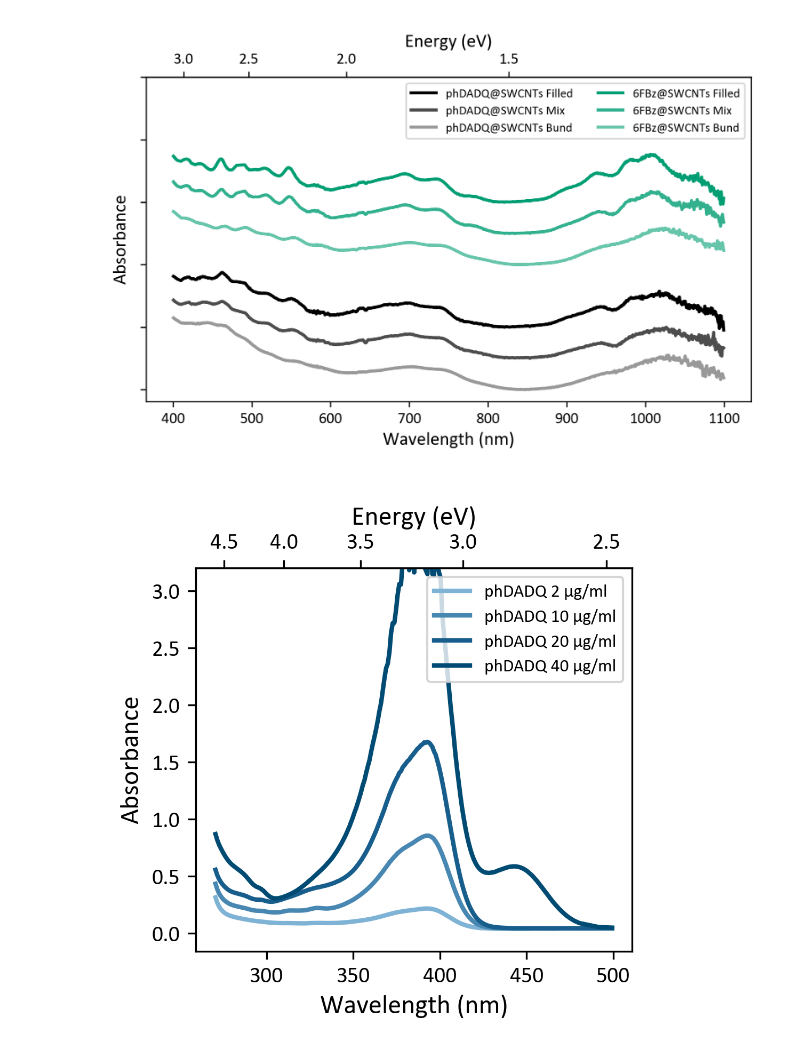
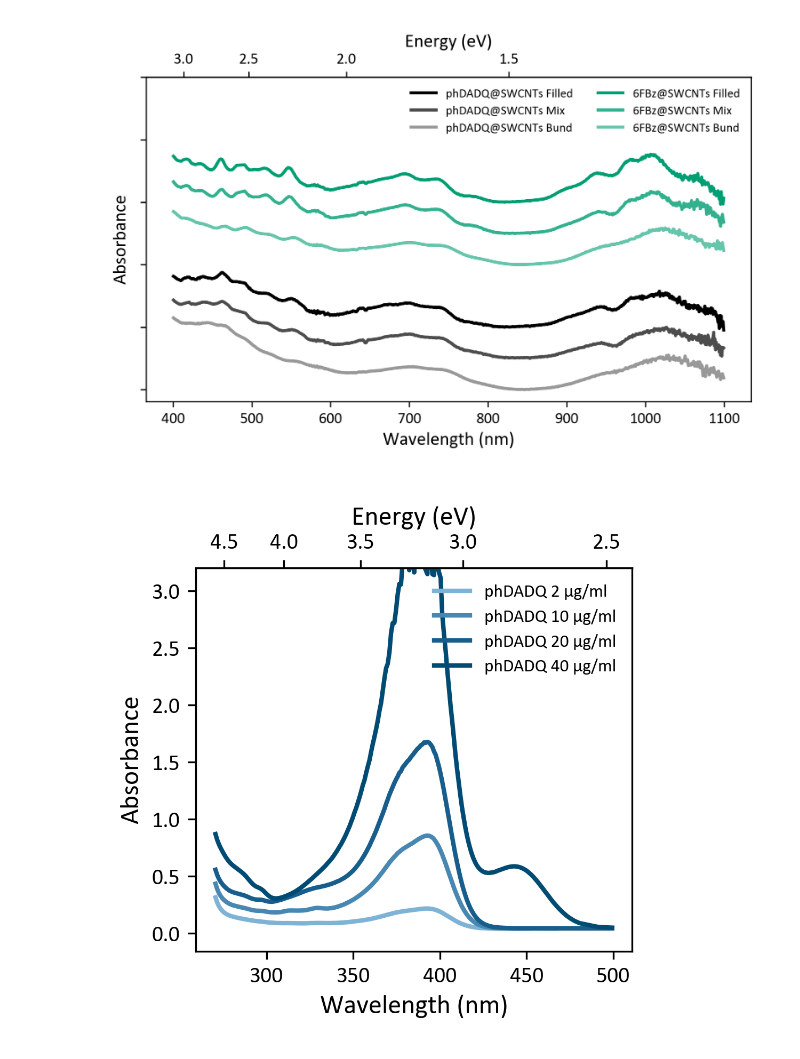
Before and after one commit to CristianMB/DataAnalysis_PhD_FUB, a Jupyter notebook: UVvisNIR/UVvisNIR_PostDial/2608_Abs_Refactored_NTFiguresMAINALLPROBLEMSFIXED.ipynb, the cells around one changed output. Cells and saved outputs as stored; diff of their text form; code cells hidden in the pictures.

```diff
--- a/UVvisNIR/UVvisNIR_PostDial/2608_Abs_Refactored_NTFiguresMAINALLPROBLEMSFIXED.ipynb
+++ b/UVvisNIR/UVvisNIR_PostDial/2608_Abs_Refactored_NTFiguresMAINALLPROBLEMSFIXED.ipynb
@@ -107,7 +107,7 @@ def PlotSpectra(
             # Si el eje principal es Energía, convierte el nm a eV para plotearlo
             pos = (1240.0 / x_val) if mode in ["E", "EW"] else x_val
             ax1.axvline(x=pos, linewidth=0.5, linestyle='--', color='black', alpha=0.7, zorder=0)
-    ax1.legend(fontsize=style["legend_size"], ncol=legend_ncol)
+    ax1.legend(fontsize=style["legend_size"], ncol=legend_ncol, frameon=False)
     plt.tight_layout()
     plt.show()
 
@@ -411,6 +411,9 @@ data_folders = [
     r'H:\FUBerlin\Measurements\UVVis\CristianB\20260618_phDADQ_DMF_dilutionsNoBL',
     r'H:\FUBerlin\Measurements\UVVis\CristianB\20260618_F006_phDADQ@P2_Solubilized',
     r'H:\FUBerlin\Measurements\UVVis\CristianB\20260528_F006_phDADQ@P2_DMF_WashingSteps',
+    r"H:\FUBerlin\Measurements\UVvis\CristianB\20261007_phDADQ_dilutionSeries_DMF",
+    r"H:\FUBerlin\Measurements\UVvis\CristianB\20261007_phDADQ_dilutionSeries_1pcDOCH2O",
+
 
 
 ]
@@ -533,20 +536,15 @@ PlotSpectra(
 [figure]
 # %%
 spectra_config = [
-    (SphDADQ_DMF_10,  "phDADQ 2 μg/ml",  0.0, "#7FB3D5", "-"),
+    (S20260618_phDADQ_DMF_10,  "phDADQ 2 μg/ml",  0.0, "#7FB3D5", "-"),
     #(SphDADQ_DMF_20,  "phDADQ 4 μg/ml",  0.0, "#639DC4", "-"),
-    (SphDADQ_DMF_50,  "phDADQ 10 μg/ml",  0.0, "#4787B2", "-"),
+    (S20260618_phDADQ_DMF_50,  "phDADQ 10 μg/ml",  0.0, "#4787B2", "-"),
     #(SphDADQ_DMF_70,  "phDADQ 14 μg/ml",  0.0, "#2F729F", "-"),
-    (SphDADQ_DMF_100, "phDADQ 20 μg/ml", 0.0, "#185E8C", "-"),
-    (SphDADQ_DMF_200, "phDADQ 40 μg/ml", 0.0, "#004B73", "-"),
+    (S20260618_phDADQ_DMF_100, "phDADQ 20 μg/ml", 0.0, "#185E8C", "-"),
+    (S20260618_phDADQ_DMF_200, "phDADQ 40 μg/ml", 0.0, "#004B73", "-"),
 ]
 
-SphDADQ_DMF_10
-SphDADQ_DMF_20
-SphDADQ_DMF_50
-SphDADQ_DMF_70
-SphDADQ_DMF_100
-SphDADQ_DMF_200
+
 
 # 1. Build Selection using .copy() to protect original objects
 SelectionUVvis = []
@@ -567,34 +565,34 @@ for var, name, factor, col, ls in spectra_config:
 # Trim to UV-Vis limits (max 1100 nm for these older CSV files)
 SelectionUVvis = TrimSpectra(SelectionUVvis, xmin=270, xmax=500)
 #Selection = BackgroundCorrection(Selection, a=1, b=0)
 
 poster_style = {
     "figsize": (3.5, 3.5),
     "dpi": 300,
     "font_size": 10,
     "title_size": 12,
     "label_size": 12,
     "legend_size": 8,
     "line_width": 2,
     "font_family": "Calibri",
     "grid": False,
     "colors": ["#0072B2", "#E69F00", "#009E73", "#CC79A7", "#56B4E9", "#D55E00", "#F0E442"],
     "linestyles": ["-", "--", "-.", ":"]
 }
 
 
 PlotSpectra(
     spectra_list=SelectionUVvis,
     mode="WE",
     offset_step=0.0,
     ymax=3.2,
     ylabel="Absorbance",
     style=poster_style,
     #hide_yticks=True,
     legend_ncol=1
 )
 # %% [output]
-[figure, old version]
+[figure, new version]
 # %%
 spectra_config = [
 
```
Also changed, not shown: parts of 4 cells of this notebook, 7 other files.
